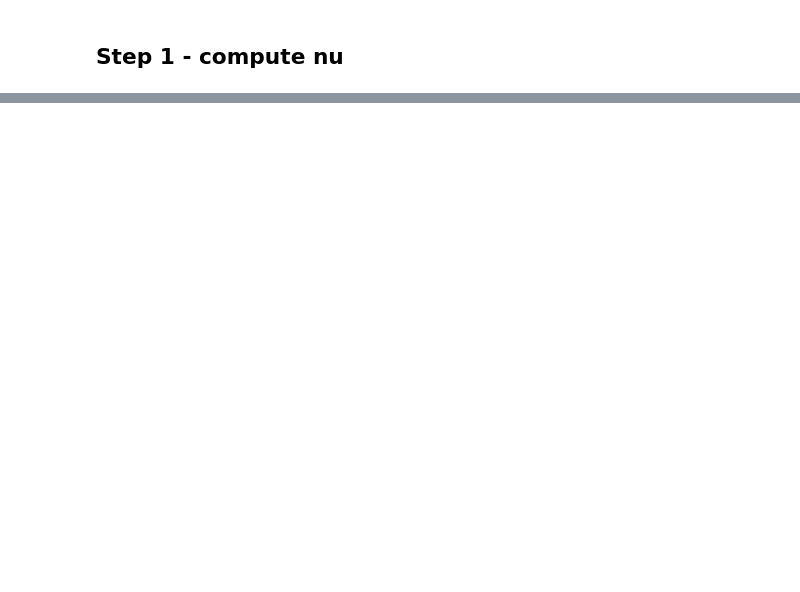
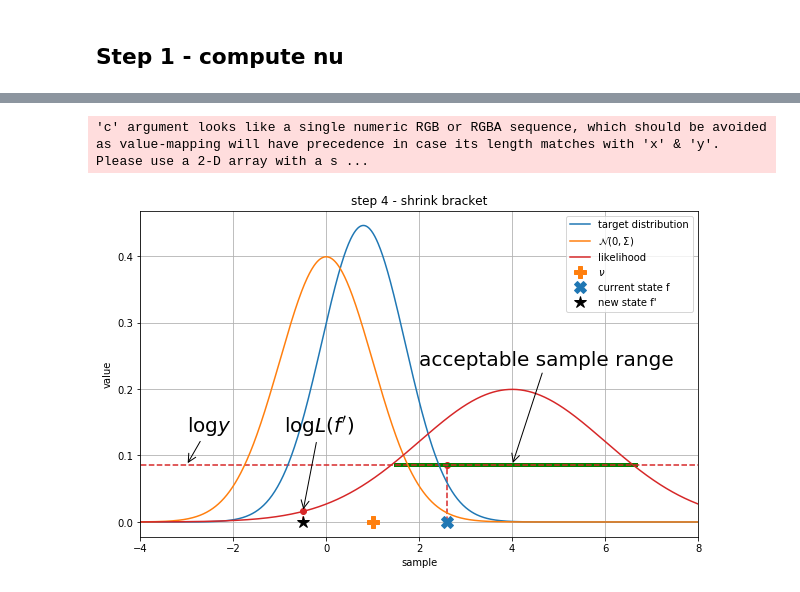
Before and after one commit to mathis98/mcm_project, a Jupyter notebook: plot_elliptical_slice_sampling.ipynb, the cells around one changed output, grey strips where cells are left out. Drawn from its saved outputs; the diff is of its cells as text; code cells hidden in the pictures; blank space fills up the shorter version.

```diff
--- a/plot_elliptical_slice_sampling.ipynb
+++ b/plot_elliptical_slice_sampling.ipynb
@@ -76,0 +107,29 @@ plt.show()
+# %%
+# step 4 - shrink bracket
+plot_gen_pic(f_size, c_target, c_likeli, c_norm)
+plt.title(r"step 4 - shrink bracket")
+
+## new state
+plt.plot(f_p, 0, '*', markersize=12, c=c_fp, label="new state f'")
+plt.plot(f_p, L_fp, 'o', c=c_likeli)
+plt.vlines([f_p], 0, L_fp, linestyles='dashed', colors=c_likeli)
+plt.hlines(y=y, xmin=1.45, xmax=6.7, colors='g', linewidth=4)
+plt.legend()
+
+## log y
+plt.scatter(f, y,  c=c_likeli)
+plt.vlines([f], 0, y, linestyles='dashed', colors=c_likeli)
+plt.hlines(y=y, xmin=-4.5, xmax=8, linestyles='dashed', colors=c_likeli)
+
+plt.annotate("$\log y $", xy=(-3, y),
+             xytext=(-3, y+0.05), arrowprops=dict(arrowstyle="->"), size=20)
+plt.annotate("$\log L(f')$", xy=(f_p, L_fp),
+             xytext=(f_p-0.4, y+0.05), arrowprops=dict(arrowstyle="->"), size=20)
+plt.annotate("acceptable sample range", xy=(4, y),
+             xytext=(2, y+0.15), arrowprops=dict(arrowstyle="->"), size=20)
+
+plt.savefig('ess_step_03.png', dpi=f_dpi)
+plt.show()
+# %% [output]
+'c' argument looks like a single numeric RGB or RGBA sequence, which should be avoided as value-mapping will have precedence in case its length matches with 'x' & 'y'.  Please use a 2-D array with a s ...
+[figure, added]
```
Also changed, not shown: parts of 6 cells of this notebook.
